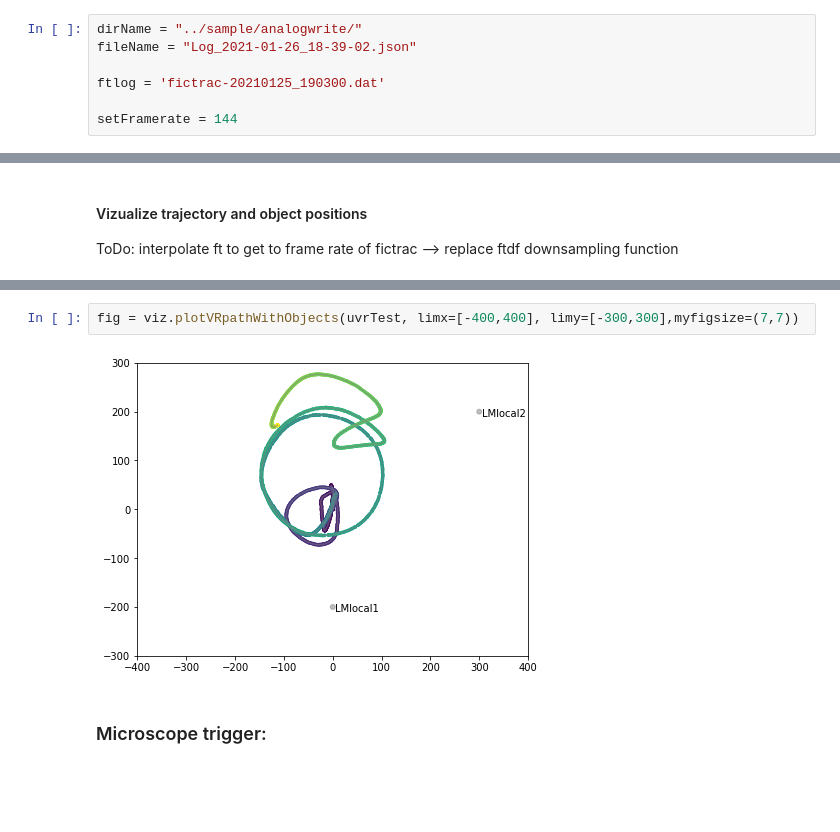
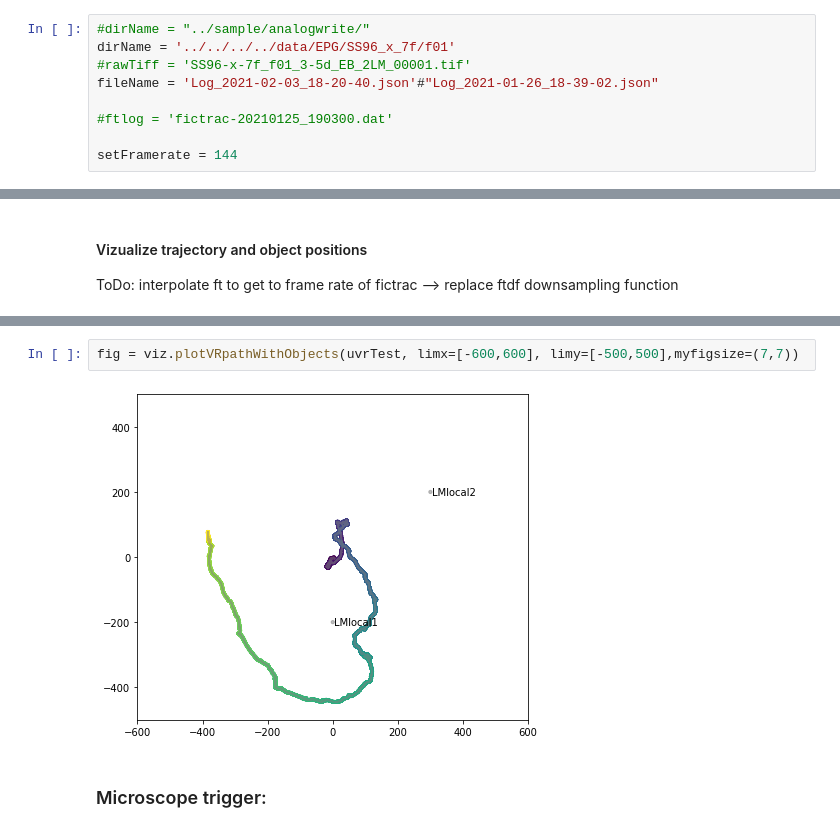
Before and after one commit to hjmh/unityvr, a Jupyter notebook: unityvr/scripts/debuggingUnityvrRig.ipynb, the cells around one changed output, grey strips where cells are left out. Saved outputs shown, nothing was run; the diff lists cells and outputs as text; blank space fills up the shorter version.

```diff
--- a/unityvr/scripts/debuggingUnityvrRig.ipynb
+++ b/unityvr/scripts/debuggingUnityvrRig.ipynb
@@ -16,10 +16,12 @@ from unityvr.viz import viz, utils
 # - frame rate
 # - ball radius
 # %%
-dirName = "../sample/analogwrite/"
-fileName = "Log_2021-01-26_18-39-02.json"
+#dirName = "../sample/analogwrite/"
+dirName = '../../../../data/EPG/SS96_x_7f/f01'
+#rawTiff = 'SS96-x-7f_f01_3-5d_EB_2LM_00001.tif'
+fileName = 'Log_2021-02-03_18-20-40.json'#"Log_2021-01-26_18-39-02.json"
 
-ftlog = 'fictrac-20210125_190300.dat'
+#ftlog = 'fictrac-20210125_190300.dat'
 
 setFramerate = 144
 # %%
@@ -223,7 +210,7 @@ fig.savefig(sep.join([dirName,'plots','trajectoryComparison_'+fileName.split('.'
 # %%
-fig = viz.plotVRpathWithObjects(uvrTest, limx=[-400,400], limy=[-300,300],myfigsize=(7,7))
+fig = viz.plotVRpathWithObjects(uvrTest, limx=[-600,600], limy=[-500,500],myfigsize=(7,7))
 # %% [output]
-[figure, old version]
+[figure, new version]
 # %% [markdown]
 ### Microscope trigger:
 # %%
```
Also changed, not shown: parts of 12 cells of this notebook, 1 other file.
